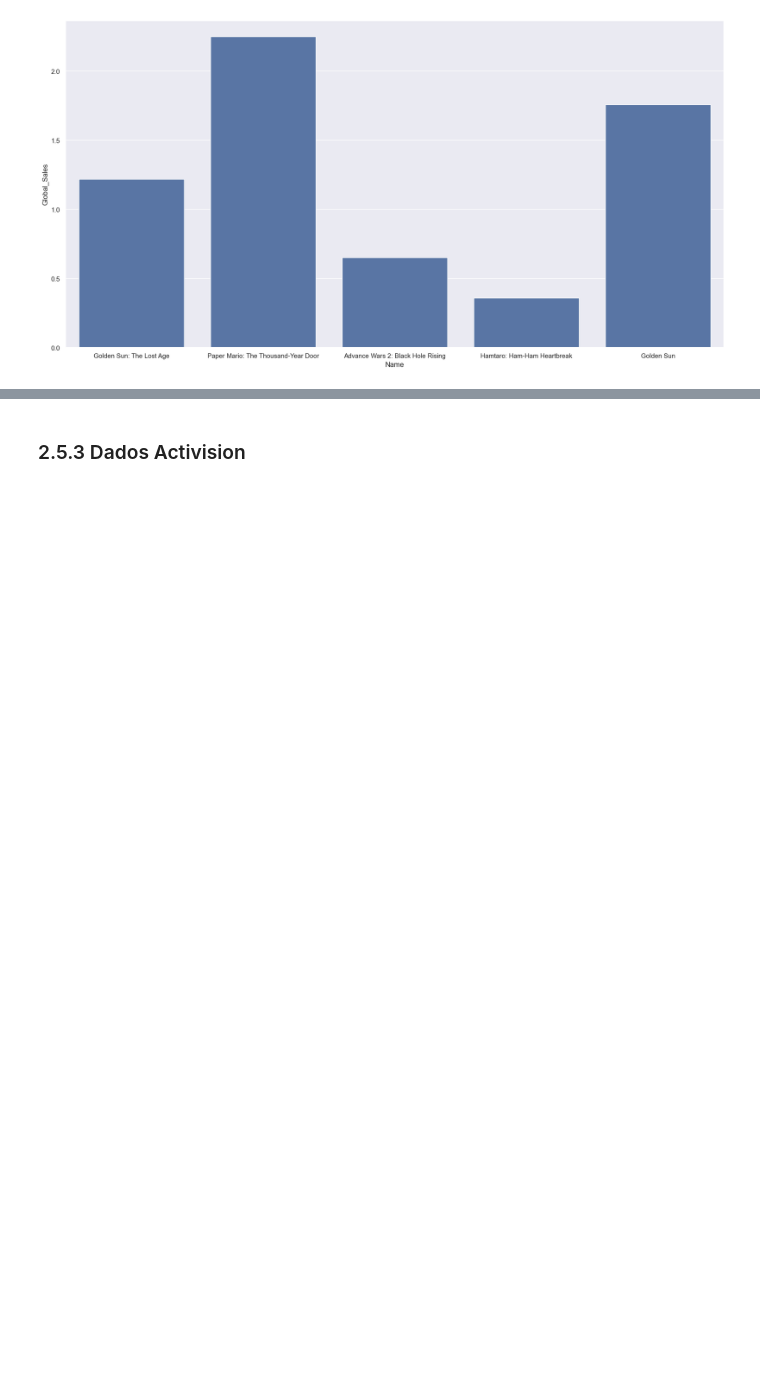
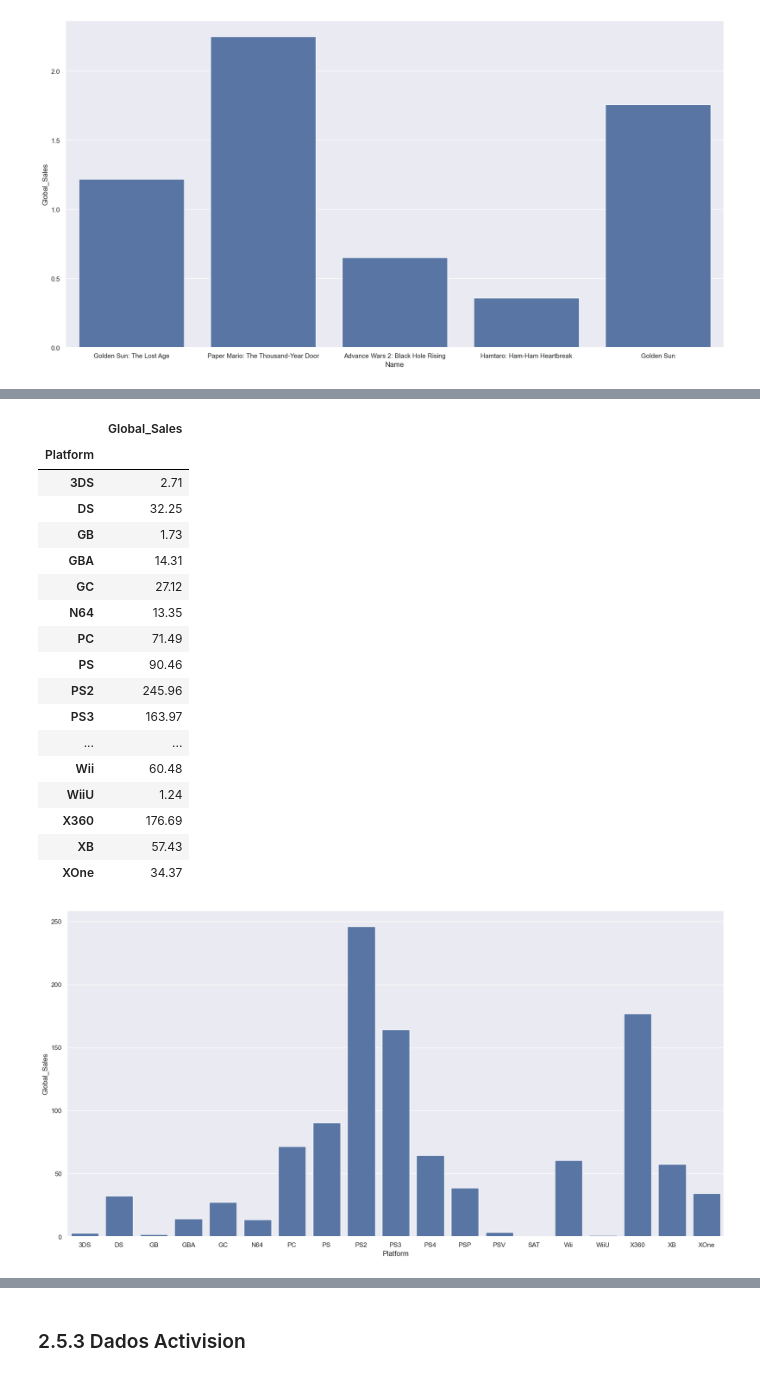
Before and after one commit to PedroMiguelCecato/ICD_Project, a Jupyter notebook: Presentatio.ipynb, the cells around one changed output, grey strips where cells are left out. Cells and saved outputs as stored; diff of their text form; code cells hidden in the pictures; blank space fills up the shorter version.

```diff
--- a/Presentatio.ipynb
+++ b/Presentatio.ipynb
@@ -650,0 +790,27 @@ plt.show()
+# %%
+# Analisando vendas por plataforma
+EleArt_Platform_Sales = EleArtSales_df[['Platform', 'Global_Sales']].groupby('Platform').sum()
+display(EleArt_Platform_Sales)
+
+sns.barplot(data=EleArt_Platform_Sales, x="Platform", y="Global_Sales")
+plt.show()
+# %% [output]
+|  | Global_Sales |
+| Platform |  |
+| 3DS | 2.71 |
+| DS | 32.25 |
+| GB | 1.73 |
+| GBA | 14.31 |
+| GC | 27.12 |
+| N64 | 13.35 |
+| PC | 71.49 |
+| PS | 90.46 |
+| PS2 | 245.96 |
+| PS3 | 163.97 |
+| ... | ... |
+| Wii | 60.48 |
+| WiiU | 1.24 |
+| X360 | 176.69 |
+| XB | 57.43 |
+| XOne | 34.37 |
+[figure, added]
```
Also changed, not shown: parts of 57 cells of this notebook.
